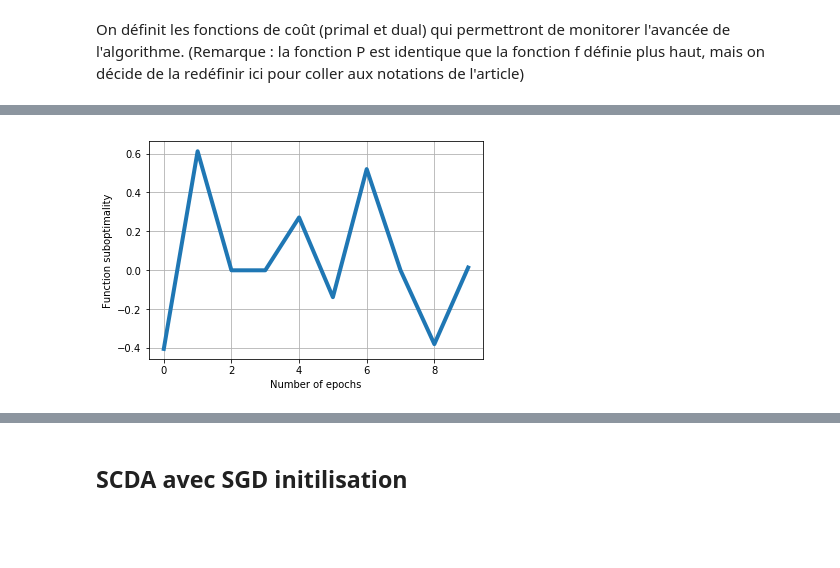
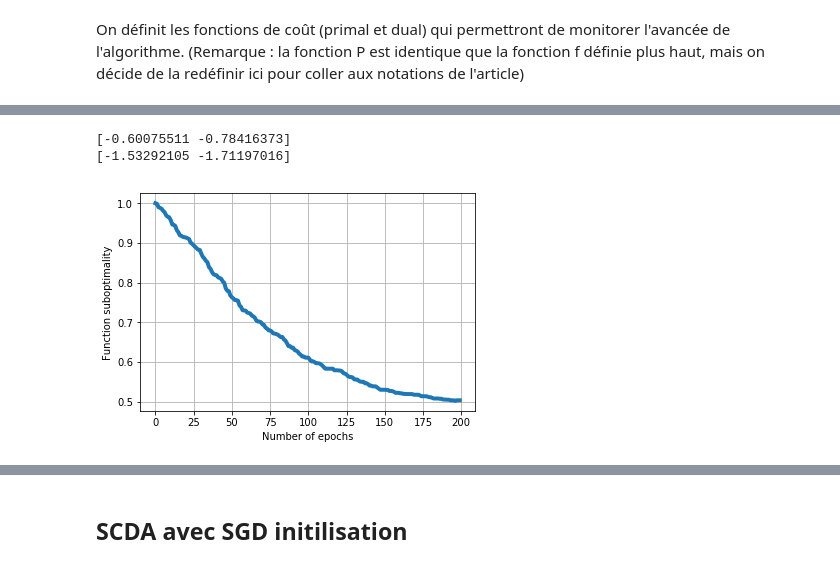
Before and after one commit to alexisrosuel/Optimisation-SDCA, a Jupyter notebook: SDCA.ipynb, the cells around one changed output, grey strips where cells are left out. Saved outputs shown, nothing was run; the diff lists cells and outputs as text; code cells hidden in the pictures; blank space fills up the shorter version.

```diff
--- a/SDCA.ipynb
+++ b/SDCA.ipynb
@@ -153,4 +168,2 @@ def FISTA(T, lam):
 
     return theta_nesterov, cost_history
-# %%
-theta, cost_history = FISTA(1000,0.01)
@@ -157,3 +174,5 @@ theta, cost_history = FISTA(1000,0.01)
+# %%
+theta, cost_history_FISTA = FISTA(T=T,lam=lam,eta=eta)
 # %%
 print(theta)
 print(w)
@@ -195,12 +214,14 @@ def D(alpha, lam):
 # %%
-def SDCA(T, lam):
+def SDCA(T, lam, eta):
     alpha = np.zeros(n_samples)
     w = (1/(lam*n_samples))*np.dot(X.T,alpha)
 
-    grad_history = np.empty(shape=[T/100])
-    cost_history = np.empty(shape=[T/100])
+    grad_history = np.empty(shape=[T])
+    cost_history = np.empty(shape=[T])
 
     for t in range(0,T):
+        cost_history[t] = P(w, lam)
+
         # .. pick random sample ..
         idx = np.random.randint(0, n_samples)
 
@@ -216,8 +237,7 @@ def SDCA(T, lam):
 
         w = (1/(lam*n_samples))*np.dot(X.T,alpha)
 
-        if t % 100 == 0:
-            grad_history[t/100] = delta_alpha_i
-            cost_history[t/100] = P(w, lam)
 
-    return w, grad_history, cost_history
+
+
+    return w, cost_history
@@ -226,9 +249,17 @@ theta, grad_history, cost_history = SDCA(1000,step_size)
+# %%
+theta, cost_history_SDCA = SDCA(T=T,lam=lam,eta=eta)
+# %%
+print(theta)
+print(w)
+# %% [output]
+[-0.60075511 -0.78416373]
+[-1.53292105 -1.71197016]
 # %%
-plt.plot(grad_history, lw=4)
+plt.plot(cost_history_SDCA, lw=4)
 plt.grid()
 #plt.yscale('log')
 plt.ylabel('Function suboptimality')
 plt.xlabel('Number of epochs')
 plt.show()
 # %% [output]
-[figure, old version]
+[figure, new version]
```
Also changed, not shown: parts of 35 cells of this notebook.
